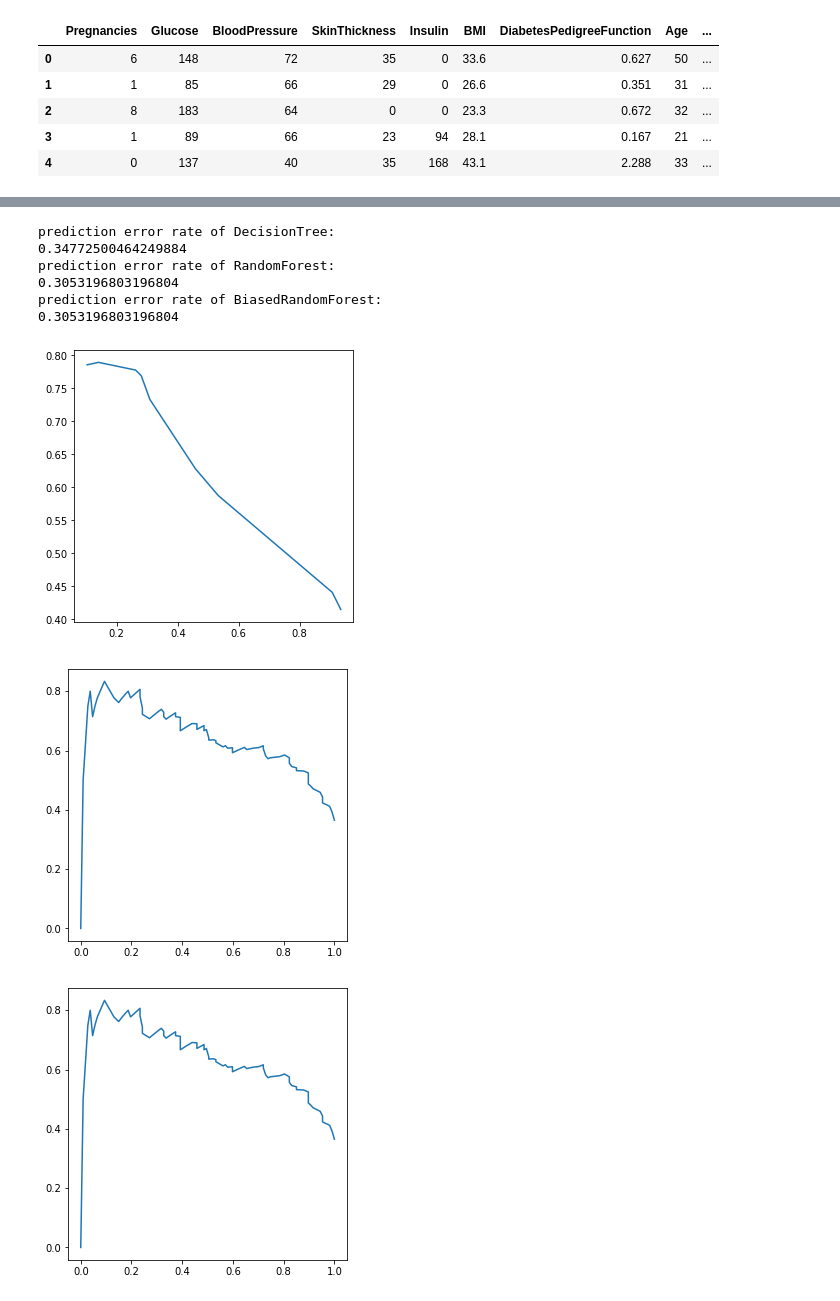
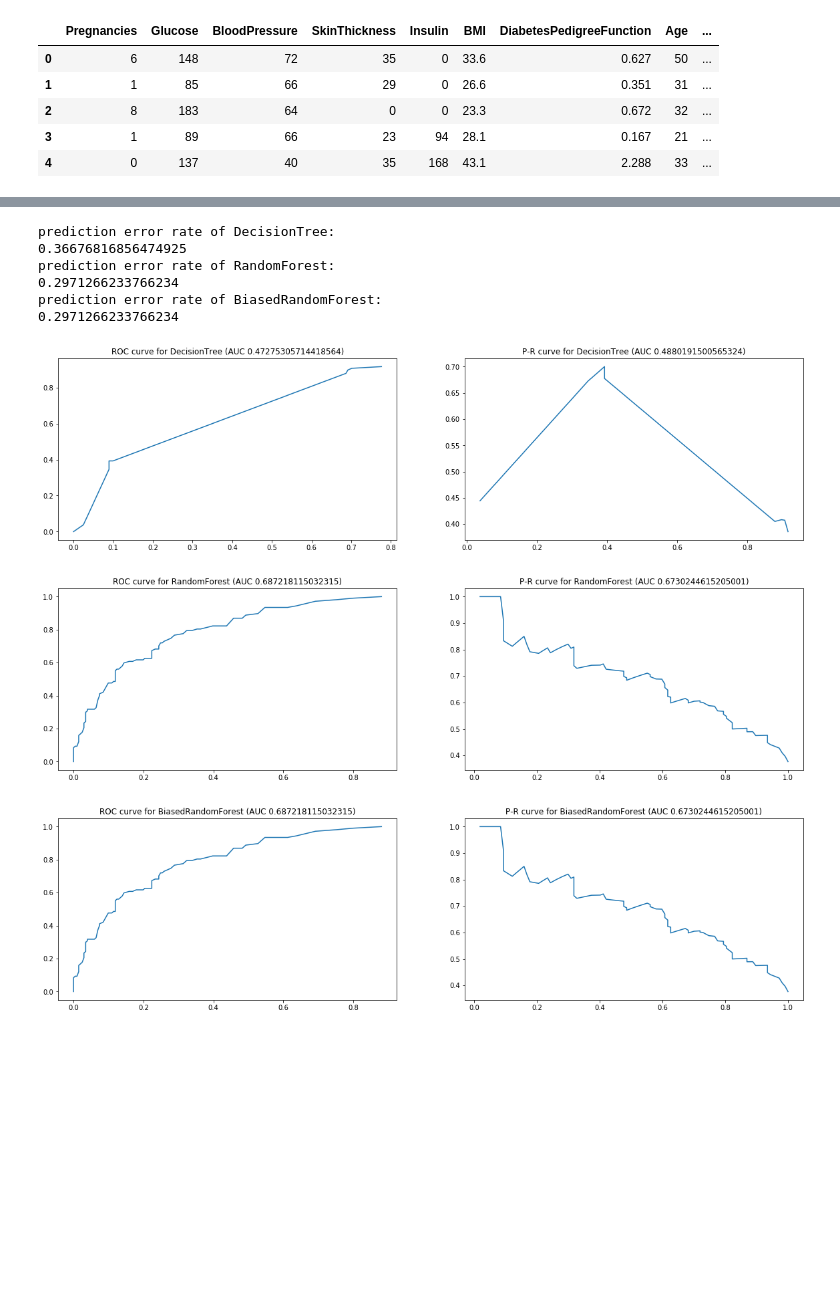
Before and after one commit to tmelman/BiasedRandomForest, a Jupyter notebook: diabetes_braf_dev.ipynb, the cells around one changed output, grey strips where cells are left out. Saved outputs shown, nothing was run; the diff lists cells and outputs as text; code cells hidden in the pictures; blank space fills up the shorter version.

```diff
--- a/diabetes_braf_dev.ipynb
+++ b/diabetes_braf_dev.ipynb
@@ -211,7 +211,7 @@ hparams={
     'max_features': np.sqrt,
     'min_sample_leaf': 5,
     'ntrees':100,
-    'k': 10,
+    'k': 2,#0,
     'p': .5,
     's': 100,
 }
@@ -333,17 +322,28 @@ for model_name, model in zip(['DecisionTree','RandomForest','BiasedRandomForest'
     print(np.mean(np.abs(np.array(predictions_model)-data_y_te.values)))
 # %% [output]
 prediction error rate of DecisionTree:
-0.34772500464249884
+0.36676816856474925
 prediction error rate of RandomForest:
-0.3053196803196804
+0.2971266233766234
 prediction error rate of BiasedRandomForest:
-0.3053196803196804
+0.2971266233766234
-# %%
-for model_name, predictions in all_predictions.items():
-    roc = np.array(pr_curve(np.array(data_y_te.values), np.array(predictions)))
-    plt.plot(roc[:,0],roc[:,1])
-    plt.show()
-# %% [output]
-[figure, removed]
-[figure, removed]
-[figure, removed]
+# %%
+matplotlib.rcParams['figure.figsize'] = [20, 5]
+
+
+for model_name, predictions in all_predictions.items():
+    roc = np.array(roc_curve(np.array(data_y_te.values), np.array(predictions)))
+    roc_auc = auc(roc)
+    pr = np.array(pr_curve(np.array(data_y_te.values), np.array(predictions)))
+    pr_auc = auc(pr)
+    plt.subplot(1, 2, 1)
+    plt.plot(roc[:,0],roc[:,1])
+    plt.title(f"ROC curve for {model_name} (AUC {roc_auc})")
+    plt.subplot(1, 2, 2)
+    plt.plot(pr[:,0],pr[:,1])
+    plt.title(f"P-R curve for {model_name} (AUC {pr_auc})")
+    plt.show()
+# %% [output]
+[figure, added]
+[figure, added]
+[figure, added]
```
Also changed, not shown: parts of 20 cells of this notebook, 4 other files.
